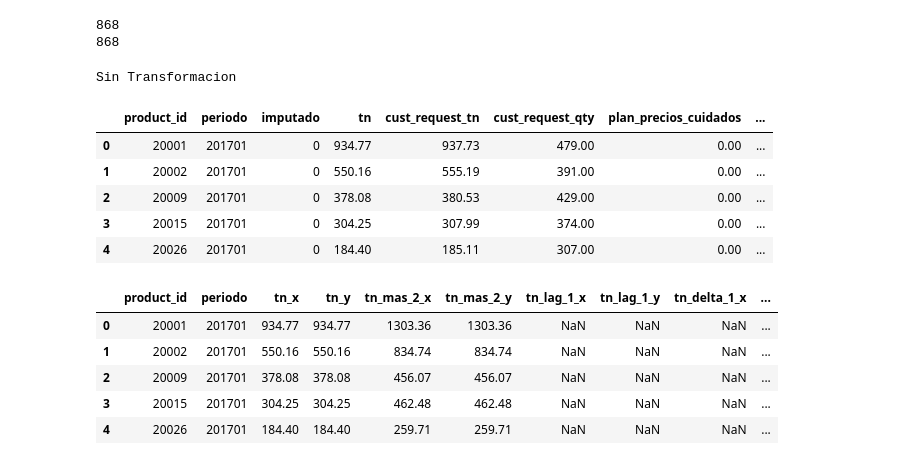
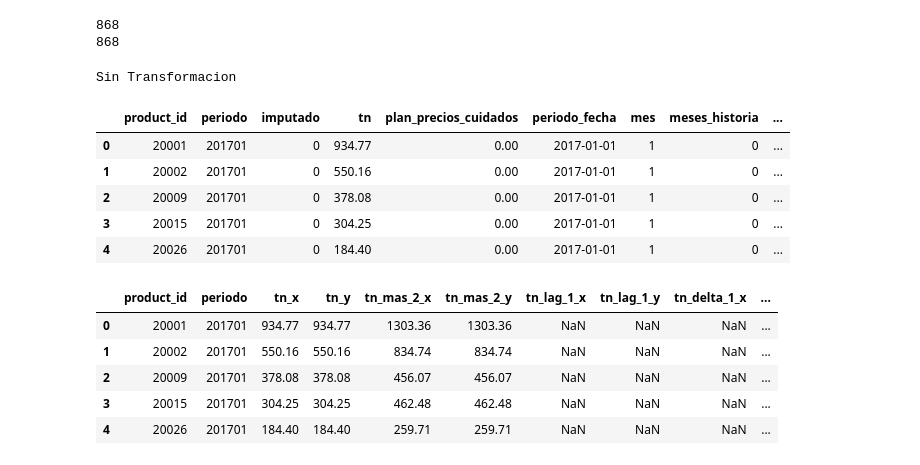
Before and after one commit to castrodiego/labo3_empresa3, a Jupyter notebook: code/03_b_lightgbm_transf_opt_bay.ipynb, the cells around one changed output. Saved outputs shown, nothing was run; the diff lists cells and outputs as text; code cells hidden in the pictures.

```diff
--- a/code/03_b_lightgbm_transf_opt_bay.ipynb
+++ b/code/03_b_lightgbm_transf_opt_bay.ipynb
@@ -333,40 +333,46 @@ print(len(y_holdout_orig))
 # %%
 if GLOBAL_TRANSF == "sin_transformacion":
     print("Sin Transformacion")
-    df_sellout_transf = df_sellout
+     # Dropeo algunas (para evitar ruido)
+    cols_remover = ["cust_request_tn","dif_cust_request_tn","cust_request_qty"]
+    cols_remover.extend([col for col in df_sellout.columns if "cat1_" in col])
+    cols_remover.extend([col for col in df_sellout.columns if "cat2_" in col])
+    cols_remover.extend([col for col in df_sellout.columns if "cat3_" in col])
+
+    df_sellout_transf = df_sellout.drop(columns=cols_remover)
 
     df_prod_val1_val2 = pd.DataFrame(data={"product_id":df_sellout.product_id.unique()})
     df_prod_val1_val2["valor_1"]=0
     df_prod_val1_val2["valor_2"]=0
 
 elif GLOBAL_TRANSF == "normalizacion":
     print("Normalizacion")
     print(len(df_sellout))
     df_sellout_transf = normalizar_tn(df_sellout)
     print(len(df_sellout_transf))
 
     graficar_ejemplo_transformacion(df_sellout_transf)
     df_sellout_transf = df_sellout_transf.drop(columns=["tn_original","valor_1","valor_2"])
 
     df_prod_val1_val2 = pd.read_csv(arch_min_max_prod)
 
 elif GLOBAL_TRANSF == "estandarizacion":
     print("Estandarizacion")
     df_sellout_transf = estandarizar_tn(df_sellout)
     graficar_ejemplo_transformacion(df_sellout_transf)
     df_sellout_transf = df_sellout_transf.drop(columns=["tn_original","valor_1","valor_2"])
 
     df_prod_val1_val2 = pd.read_csv(arch_mean_std_prod)
 
 df_sellout_transf.head()
 # %% [output]
 Sin Transformacion
-|  | product_id | periodo | imputado | tn | cust_request_tn | cust_request_qty | plan_precios_cuidados | ... |
-| 0 | 20001 | 201701 | 0 | 934.77 | 937.73 | 479.00 | 0.00 | ... |
-| 1 | 20002 | 201701 | 0 | 550.16 | 555.19 | 391.00 | 0.00 | ... |
-| 2 | 20009 | 201701 | 0 | 378.08 | 380.53 | 429.00 | 0.00 | ... |
-| 3 | 20015 | 201701 | 0 | 304.25 | 307.99 | 374.00 | 0.00 | ... |
-| 4 | 20026 | 201701 | 0 | 184.40 | 185.11 | 307.00 | 0.00 | ... |
+|  | product_id | periodo | imputado | tn | plan_precios_cuidados | periodo_fecha | mes | meses_historia | ... |
+| 0 | 20001 | 201701 | 0 | 934.77 | 0.00 | 2017-01-01 | 1 | 0 | ... |
+| 1 | 20002 | 201701 | 0 | 550.16 | 0.00 | 2017-01-01 | 1 | 0 | ... |
+| 2 | 20009 | 201701 | 0 | 378.08 | 0.00 | 2017-01-01 | 1 | 0 | ... |
+| 3 | 20015 | 201701 | 0 | 304.25 | 0.00 | 2017-01-01 | 1 | 0 | ... |
+| 4 | 20026 | 201701 | 0 | 184.40 | 0.00 | 2017-01-01 | 1 | 0 | ... |
 # %%
 ## Se verifica transformacion
 df_test = df_sellout_transf[["product_id","periodo","tn","tn_mas_2","tn_lag_1","tn_delta_1"]].merge(df_prod_val1_val2,how="left",on="product_id")
```
Also changed, not shown: parts of 9 cells of this notebook, 13 other files.
